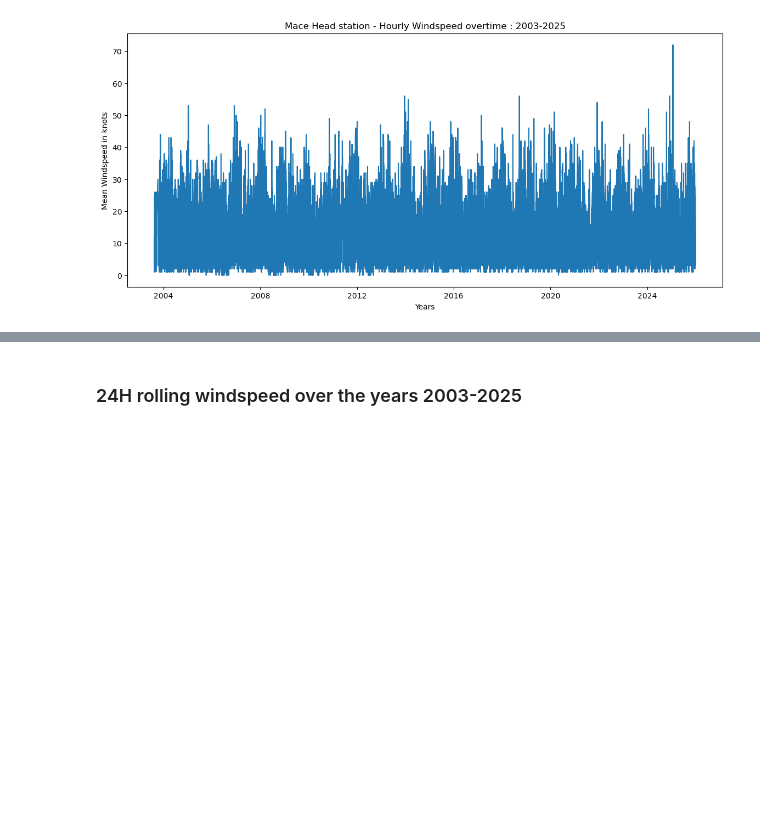
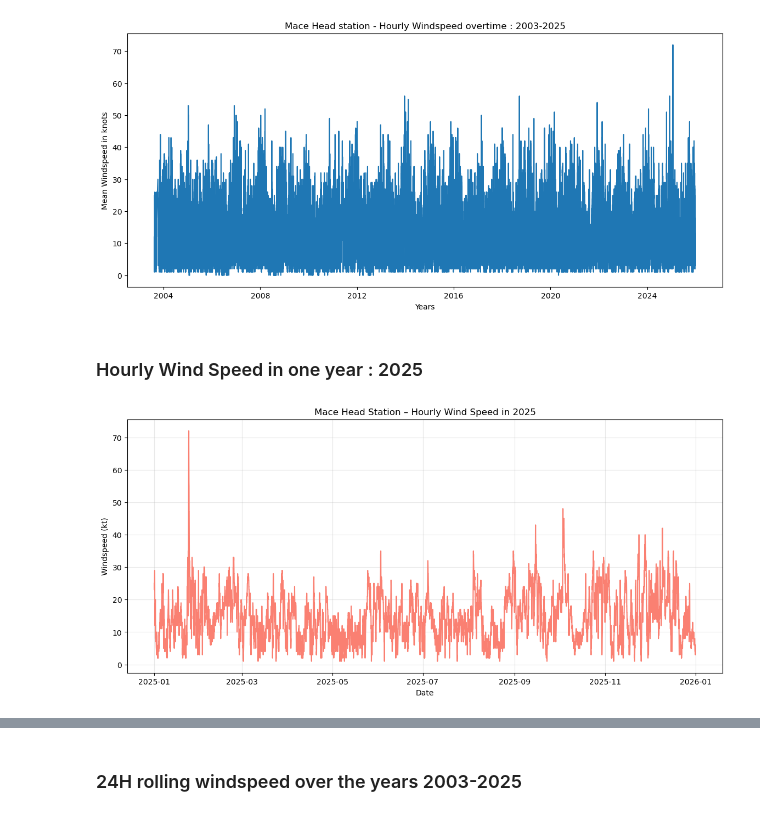
Before and after one commit to Maroua-El-Imame/programming-for-data-analytics, a Jupyter notebook: project/windspeed_analysis_project.ipynb, the cells around one changed output, grey strips where cells are left out. Drawn from its saved outputs; the diff is of its cells as text; code cells hidden in the pictures; blank space fills up the shorter version.

```diff
--- a/project/windspeed_analysis_project.ipynb
+++ b/project/windspeed_analysis_project.ipynb
@@ -245,3 +249,17 @@ plt.title('Mace Head station - Hourly Windspeed overtime : 2003-2025')
 plt.show()
 # %% [output]
 [figure]
+# %% [markdown]
+### Hourly Wind Speed in one year : 2025
+# %%
+data_2025 = macehead_df[macehead_df.index.year == 2025]
+
+plt.figure(figsize=(14,6))
+plt.plot(data_2025.index, data_2025['wdsp'], color='salmon')
+plt.title('Mace Head Station – Hourly Wind Speed in 2025')
+plt.xlabel('Date')
+plt.ylabel('Windspeed (kt)')
+plt.grid(True, alpha=0.3)
+plt.show()
+# %% [output]
+[figure, added]
```
Also changed, not shown: parts of 37 cells of this notebook.
